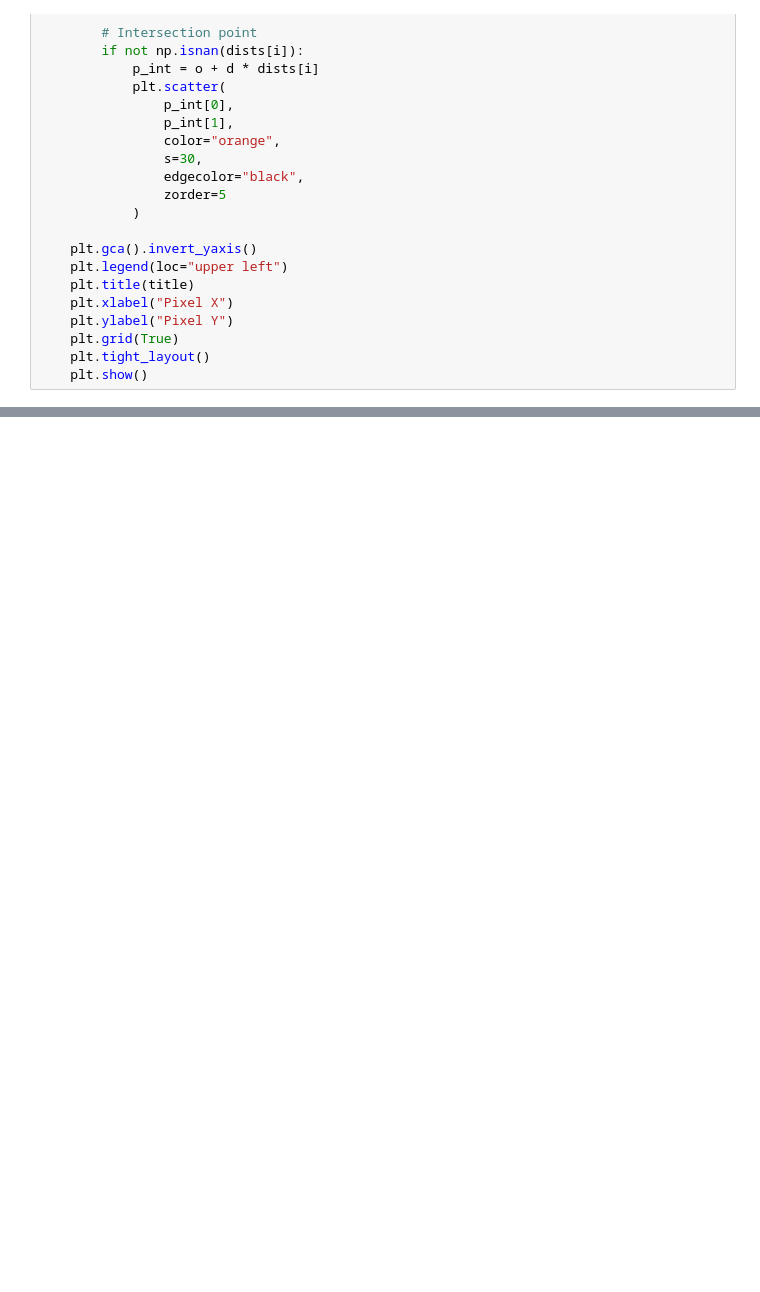
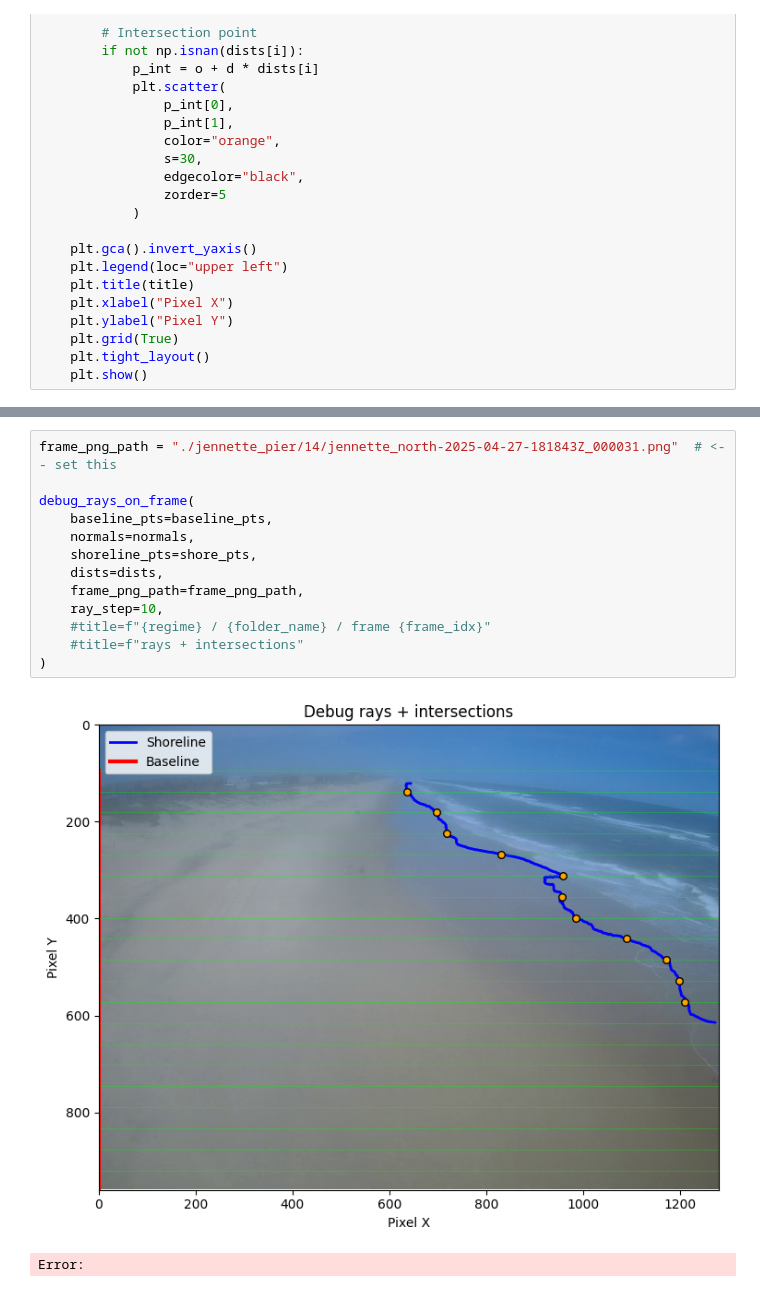
Before and after one commit to Mayuzh/sam2_realtime, a Jupyter notebook: save_predict/shoreline_jsons/curve_boxplot.ipynb, the cells around one changed output, grey strips where cells are left out. Drawn from its saved outputs; the diff is of its cells as text; blank space fills up the shorter version.

```diff
--- a/save_predict/shoreline_jsons/curve_boxplot.ipynb
+++ b/save_predict/shoreline_jsons/curve_boxplot.ipynb
@@ -574,0 +648,16 @@ debug_rays_on_frame(
+# %%
+frame_png_path = "./jennette_pier/14/jennette_north-2025-04-27-181843Z_000031.png"  # <-- set this
+
+debug_rays_on_frame(
+    baseline_pts=baseline_pts,
+    normals=normals,
+    shoreline_pts=shore_pts,
+    dists=dists,
+    frame_png_path=frame_png_path,
+    ray_step=10,
+    #title=f"{regime} / {folder_name} / frame {frame_idx}"
+    #title=f"rays + intersections"
+)
+# %% [output]
+[figure, added]
+Error:
```
Also changed, not shown: parts of 2 cells of this notebook, 8 other files.
